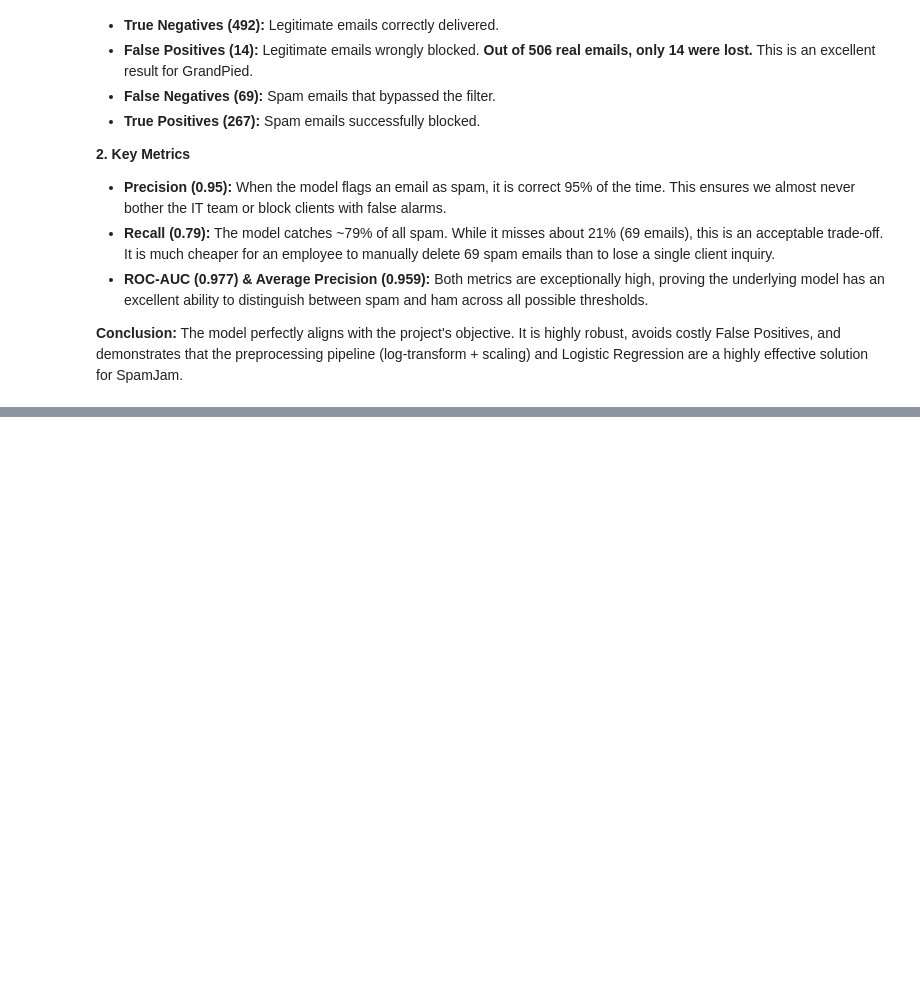
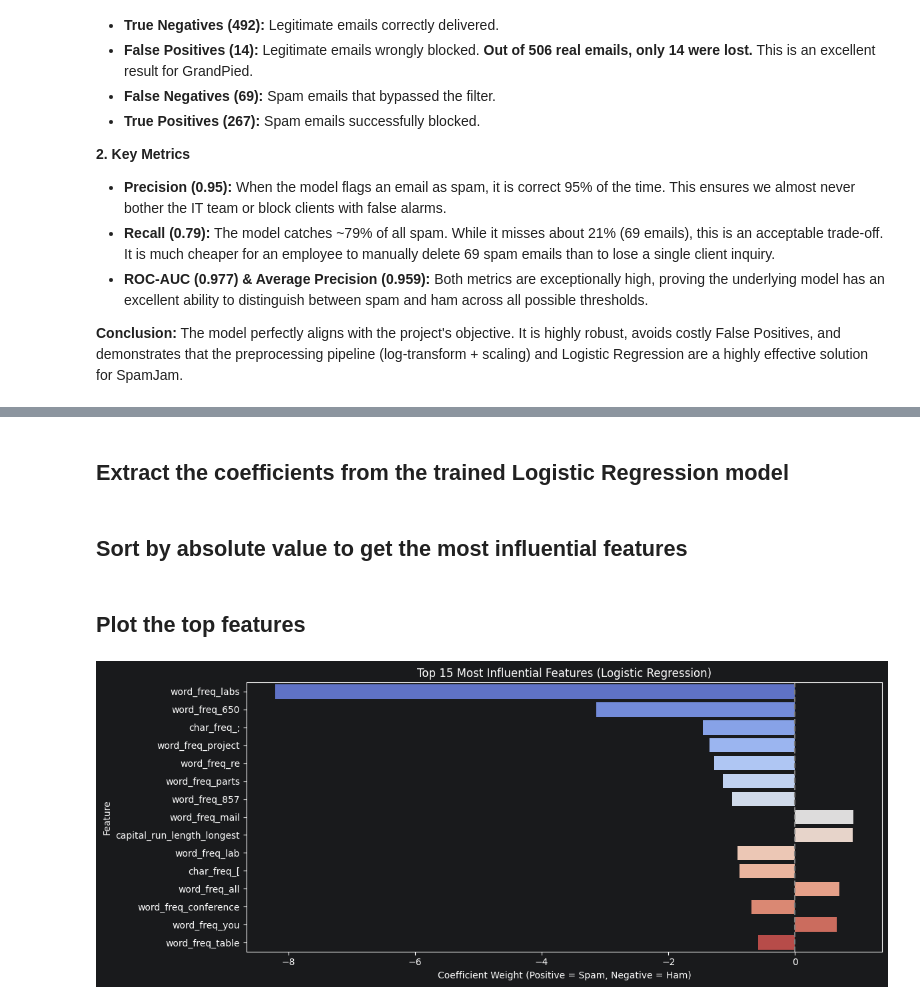
Before and after one commit to alajemba-vik/spamjam, a Jupyter notebook: notebooks/analysis.ipynb, the cells around one changed output, grey strips where cells are left out. Cells and saved outputs as stored; diff of their text form; code cells hidden in the pictures; blank space fills up the shorter version.

Commit message:
feat: Task 8 - Model interpretation and limitations (#38)

```diff
--- a/notebooks/analysis.ipynb
+++ b/notebooks/analysis.ipynb
@@ -447,0 +450,28 @@ The model perfectly aligns with the project's objective. It is highly robust, av
+# %% [markdown]
+## **Extract the coefficients from the trained Logistic Regression model**
+# %%
+lr_model = trainer_lr.model.named_steps['model']
+coefs = lr_model.coef_[0]
+# %% [markdown]
+## **Sort by absolute value to get the most influential features**
+# %%
+coef_df=pd.DataFrame({
+    "Feature": X_train_final.columns,
+    "Coefficient": coefs
+})
+
+coef_df['Abs_coef']=coef_df['Coefficient'].abs()
+top_features=coef_df.sort_values(by='Abs_coef', ascending=False).head(15)
+# %% [markdown]
+## **Plot the top features**
+# %%
+plt.figure(figsize=(12, 5))
+sns.barplot(data=top_features, x='Coefficient', y='Feature',hue='Feature', palette='coolwarm')
+plt.axvline(x=0, color='grey', linestyle='--')
+plt.title('Top 15 Most Influential Features (Logistic Regression)')
+plt.xlabel('Coefficient Weight (Positive = Spam, Negative = Ham)')
+plt.ylabel('Feature')
+plt.tight_layout()
+plt.show()
+# %% [output]
+[figure, added]
```
Also changed, not shown: parts of 6 cells of this notebook, 1 other file.
